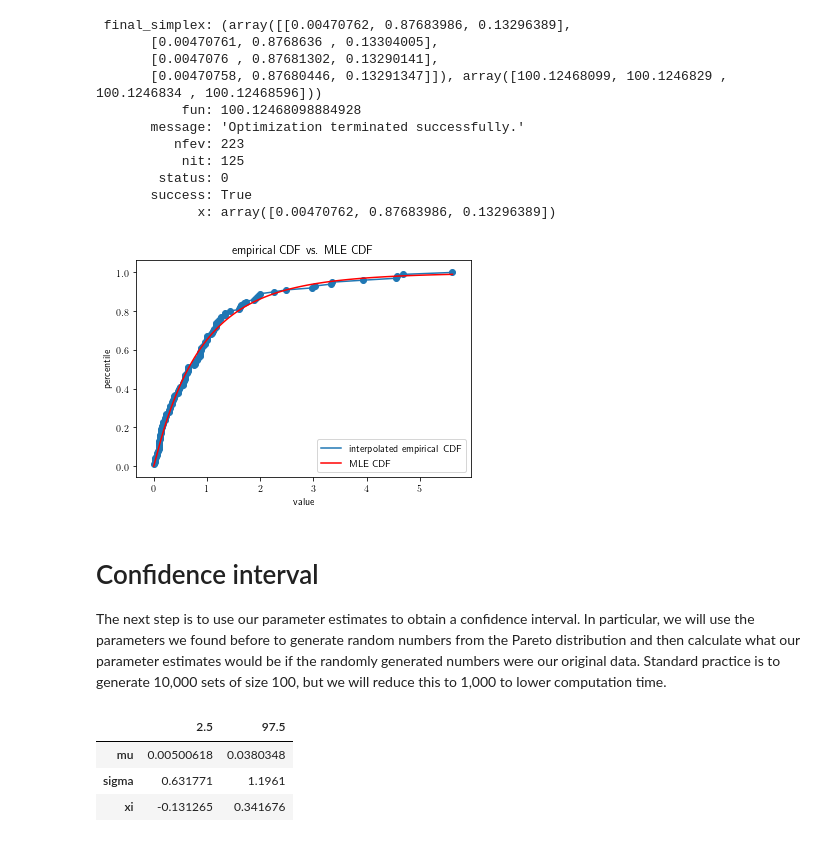
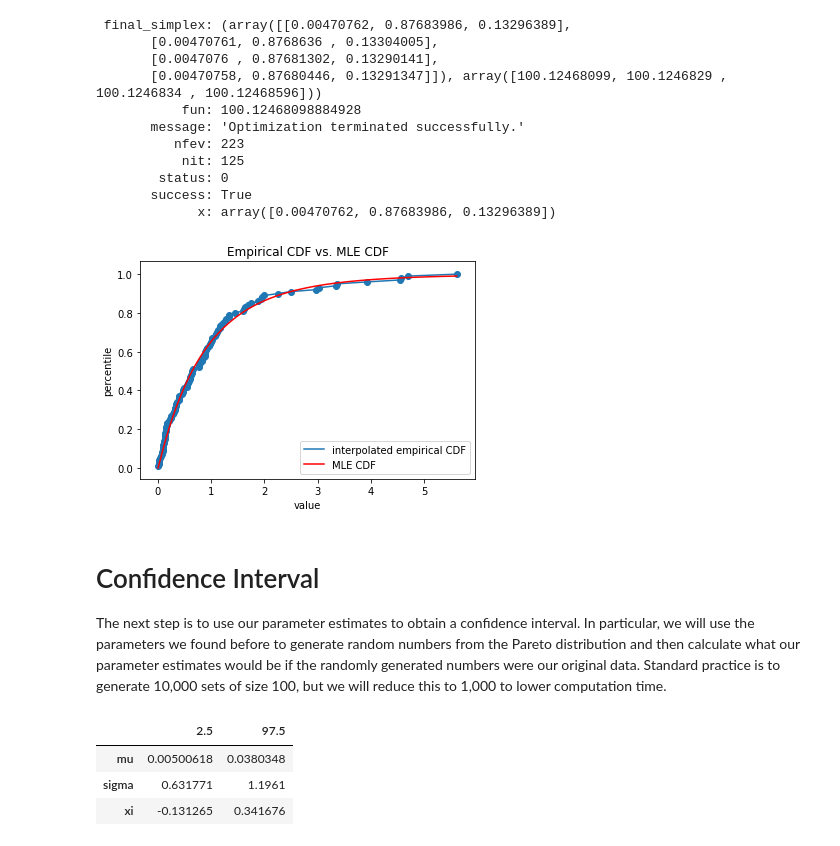
Before and after one commit to charlesrambo/random_numbers, a Jupyter notebook: Pareto - MLE Parameter Estimation.ipynb, the cells around one changed output. Cells and saved outputs as stored; diff of their text form; code cells hidden in the pictures.

Commit message:
Caps for titles

```diff
--- a/Pareto - MLE Parameter Estimation.ipynb
+++ b/Pareto - MLE Parameter Estimation.ipynb
@@ -148,23 +148,23 @@ result
 # %%
 fig, ax = plt.subplots()
 
 xvals = np.linspace(0, data['result'].max(), num = 125)
 yvals = [F(x, pars[0], pars[1], pars[2]) for x in xvals]
 
 ax.plot(data['result'], data['result'].rank(pct = True), label = 'interpolated empirical CDF')
 ax.scatter(data['result'], data['result'].rank(pct = True))
 ax.plot(xvals, yvals, color = 'red', label = 'MLE CDF')
 
 ax.set_xlabel('value')
 ax.set_ylabel('percentile')
-ax.set_title('empirical CDF vs. MLE CDF')
+ax.set_title('Empirical CDF vs. MLE CDF')
 ax.legend()
 
 plt.show()
 # %% [output]
-[figure, old version]
+[figure, new version]
 # %% [markdown]
-# Confidence interval
+# Confidence Interval
 The next step is to use our parameter estimates to obtain a confidence interval. In particular, we will use the parameters we found before to generate random numbers from the Pareto distribution and then calculate what our parameter estimates would be if the randomly generated numbers were our original data. Standard practice is to generate 10,000 sets of size 100, but we will reduce this to 1,000 to lower computation time.
 # %%
 # Number of random sets of size 100
```
Also changed, not shown: parts of 3 cells of this notebook.
